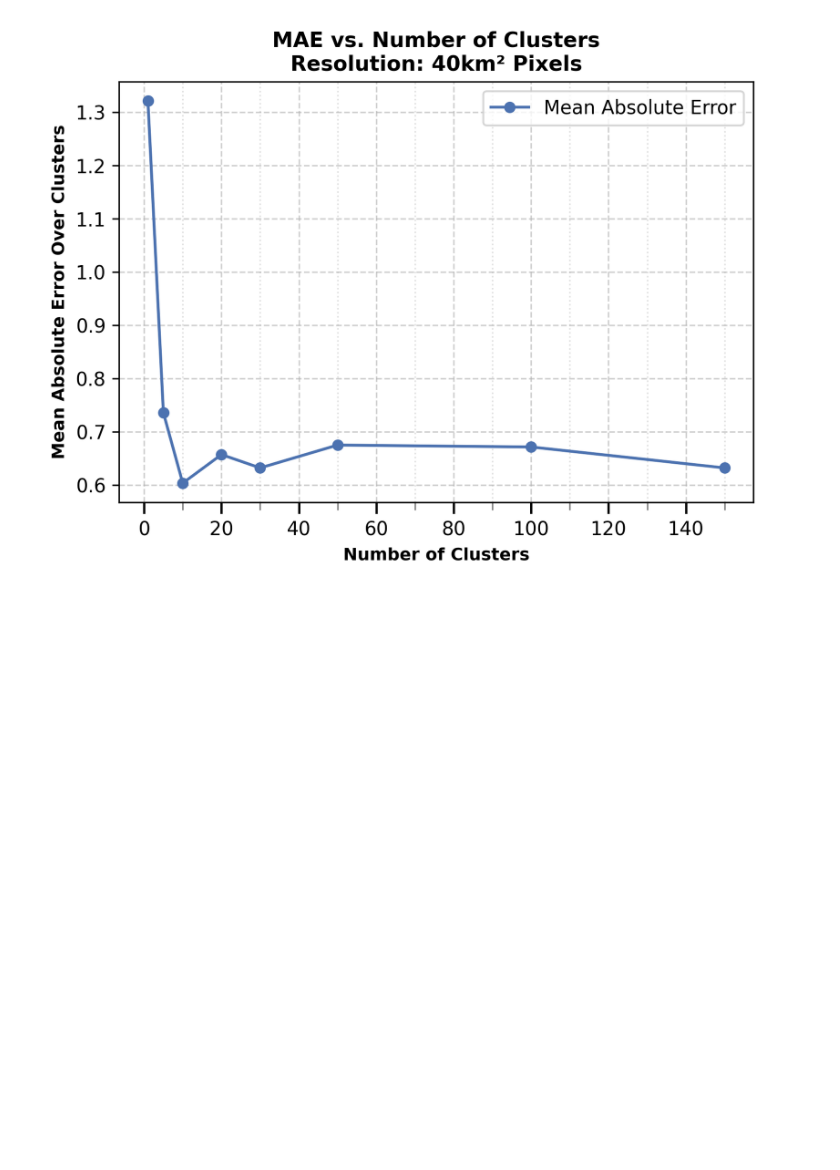
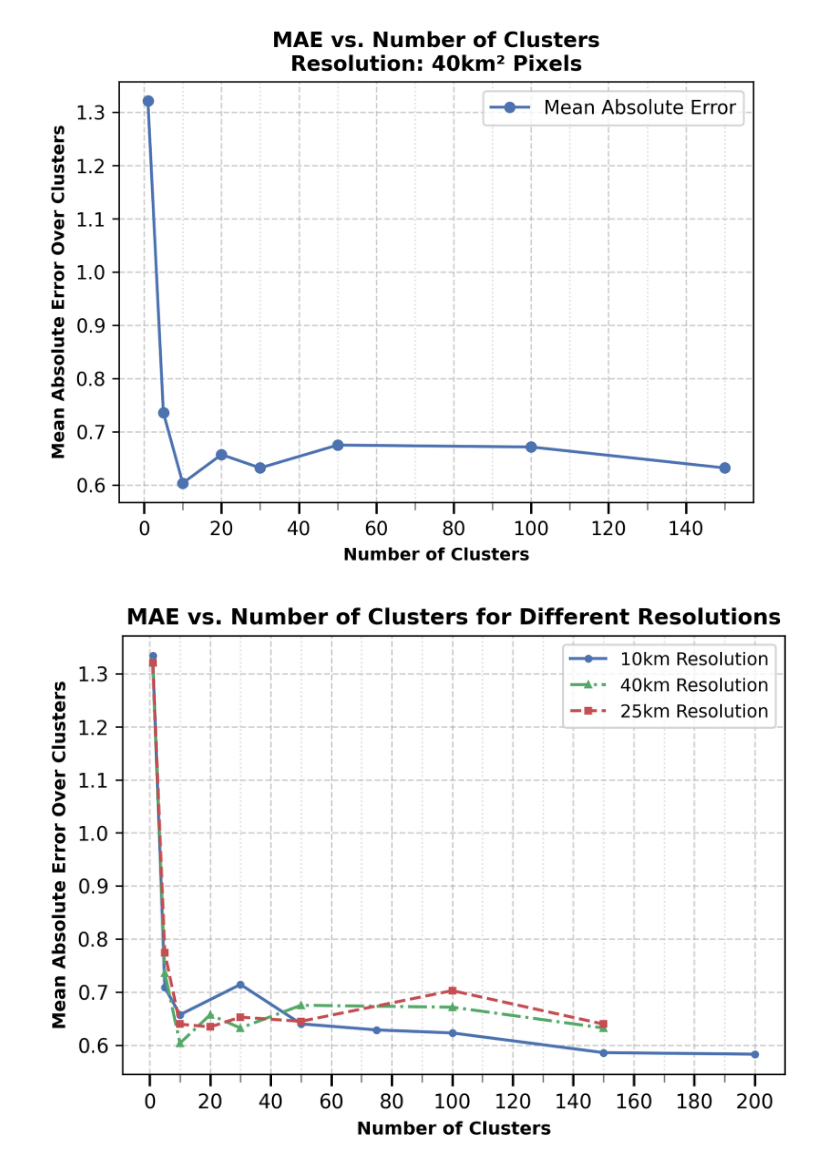
Before and after one commit to jyhong05/CFL_Research, a Jupyter notebook: altitude_extraction/plot_regen.ipynb, the cells around one changed output. Saved outputs shown, nothing was run; the diff lists cells and outputs as text; code cells hidden in the pictures; blank space fills up the shorter version.

Commit message:
added overlayed mae plot

```diff
--- a/altitude_extraction/plot_regen.ipynb
+++ b/altitude_extraction/plot_regen.ipynb
@@ -47,3 +47,47 @@ plt.legend()
 plt.show()
 # %% [output]
 [figure]
+# %%
+# Cluster values for different resolutions
+n_clusters_40_25km = [1, 5, 10, 20, 30, 50, 100, 150]  # For 40km and 25km
+n_clusters_10km = [1, 5, 10, 30, 50, 75, 100, 150, 200]  # For 10km
+
+# Mean absolute errors (MAE) for each resolution
+err_40km = [1.321428, 0.735714, 0.603571, 0.65714, 0.632143, 0.675, 0.671429, 0.63214]
+err_25km = [1.321053, 0.773684, 0.639474, 0.634211, 0.652632, 0.644737, 0.702632, 0.639474]
+err_10km = [1.334286, 0.708571, 0.657143, 0.714286, 0.64, 0.628571, 0.622857, 0.585714, 0.582857]
+
+plt.style.use("seaborn-v0_8-deep")  # Use a clean style
+
+# Create figure
+plt.figure(figsize=(6, 4), dpi=300)
+
+# Plot all three curves with different markers and styles
+plt.plot(n_clusters_10km, err_10km, marker='o', linestyle='-', markersize=3, label='10km Resolution')
+plt.plot(n_clusters_40_25km, err_40km, marker='^', linestyle='-.', markersize=3, label='40km Resolution')
+plt.plot(n_clusters_40_25km, err_25km, marker='s', linestyle='--', markersize=3, label='25km Resolution')
+
+# Labels and title
+plt.xlabel('Number of Clusters', fontsize=9, fontweight='bold')
+plt.ylabel('Mean Absolute Error Over Clusters', fontsize=9, fontweight='bold')
+plt.title('MAE vs. Number of Clusters for Different Resolutions', fontsize=11, fontweight='bold')
+
+# Grid and tick settings
+ax = plt.gca()
+ax.xaxis.set_major_locator(plt.MultipleLocator(20))  # Major ticks every 20
+ax.xaxis.set_minor_locator(plt.MultipleLocator(10))  # Minor ticks every 10
+ax.tick_params(axis='x', which='major', labelsize=10, width=1.2, length=6)  # Major ticks
+ax.tick_params(axis='x', which='minor', labelsize=8, width=0.8, length=4, color='gray')  # Minor ticks
+ax.tick_params(axis='y', which='major', labelsize=10)  # Ensure y-axis is readable
+
+# Add grid lines
+ax.grid(True, which='major', linestyle='--', alpha=0.6)  # Major grid (dashed)
+ax.grid(True, which='minor', linestyle=':', alpha=0.4)  # Minor grid (dotted)
+
+# Add legend
+plt.legend(fontsize=9)
+
+# Show plot
+plt.show()
+# %% [output]
+[figure, added]
```
Also changed, not shown: 5 other files.
